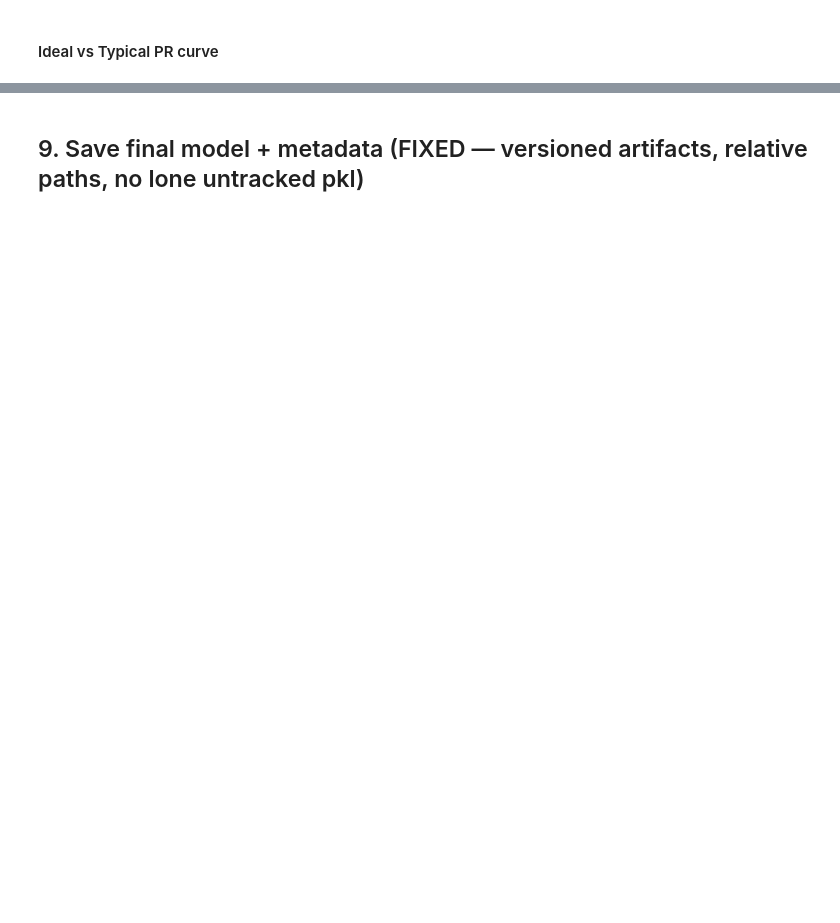
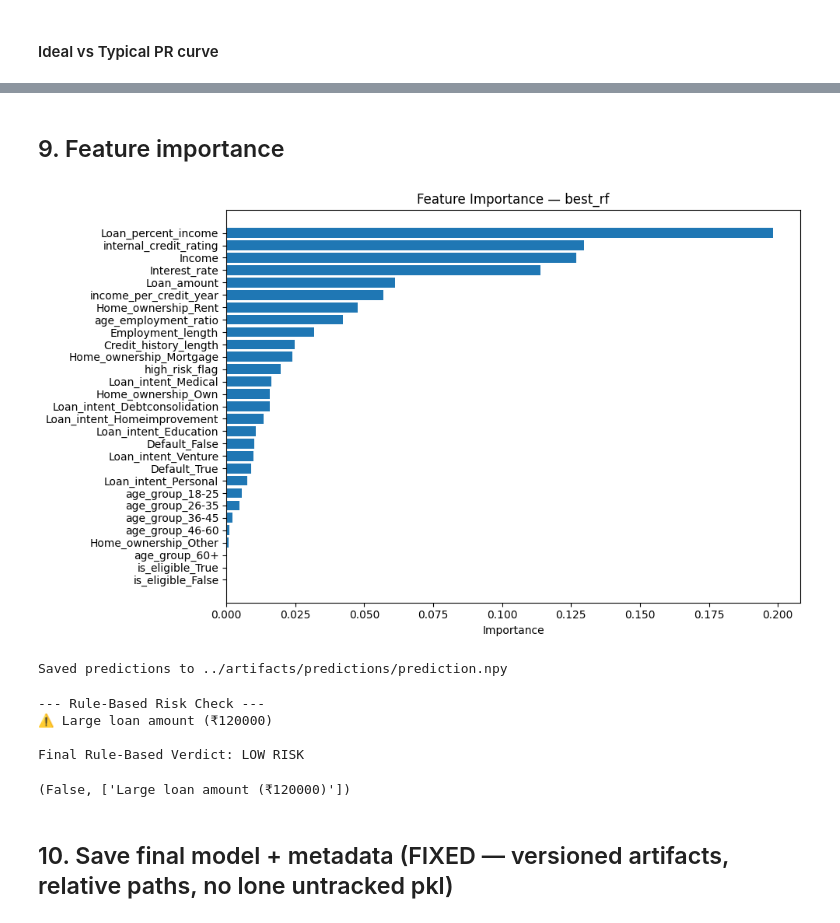
Before and after one commit to Harishkassa/Loan-Default-Prediction, a Jupyter notebook: notebooks/06_model_training.ipynb, the cells around one changed output, grey strips where cells are left out. Saved outputs shown, nothing was run; the diff lists cells and outputs as text; code cells hidden in the pictures; blank space fills up the shorter version.

```diff
--- a/notebooks/06_model_training.ipynb
+++ b/notebooks/06_model_training.ipynb
@@ -357,0 +568,24 @@ Top 20 highest-risk customers:
+# %% [markdown]
+## 9. Feature importance
+# %%
+# Feature importance (whole-model view)
+feat_imp = pd.DataFrame({
+    "feature": scaled_data_X_train.columns,
+    "importance": rf_tuned_model.feature_importances_,
+}).sort_values("importance", ascending=True)
+
+plt.figure(figsize=(10, 6))
+plt.barh(feat_imp["feature"], feat_imp["importance"])
+plt.xlabel("Importance")
+plt.title("Feature Importance — best_rf")
+plt.tight_layout()
+plt.show()
+# %% [output]
+[figure, added]
+# %%
+# save model predictions to disk
+np.savez("../artifacts/predictions/prediction",
+        rf_y_preds=rf_y_preds)
+print("Saved predictions to ../artifacts/predictions/prediction.npy")
+# %% [output]
+Saved predictions to ../artifacts/predictions/prediction.npy
@@ -358,3 +631,12 @@ Top 20 highest-risk customers:
+# %%
+# run rule-based risk check on the example customer
+rule_based_risk_flag(example_customer)
+# %% [output]
+--- Rule-Based Risk Check ---
+⚠️ Large loan amount (₹120000)
+
+Final Rule-Based Verdict: LOW RISK
+(False, ['Large loan amount (₹120000)'])
 # %% [markdown]
-## 9. Save final model + metadata (FIXED — versioned artifacts, relative paths, no lone untracked pkl)
+## 10. Save final model + metadata (FIXED — versioned artifacts, relative paths, no lone untracked pkl)
 # %%
```
Also changed, not shown: parts of 63 cells of this notebook, 12 other files.
